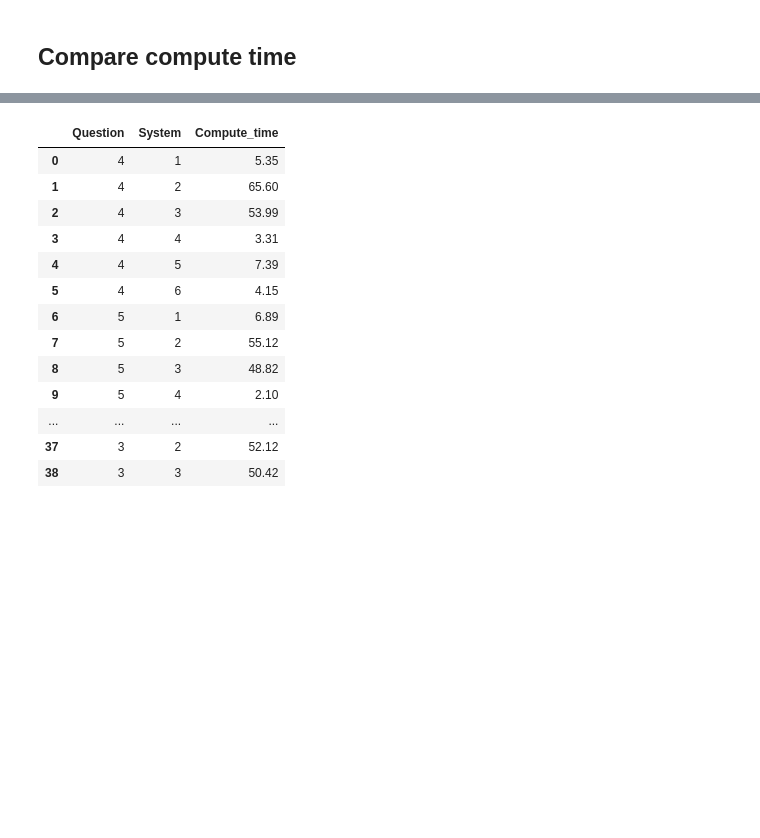
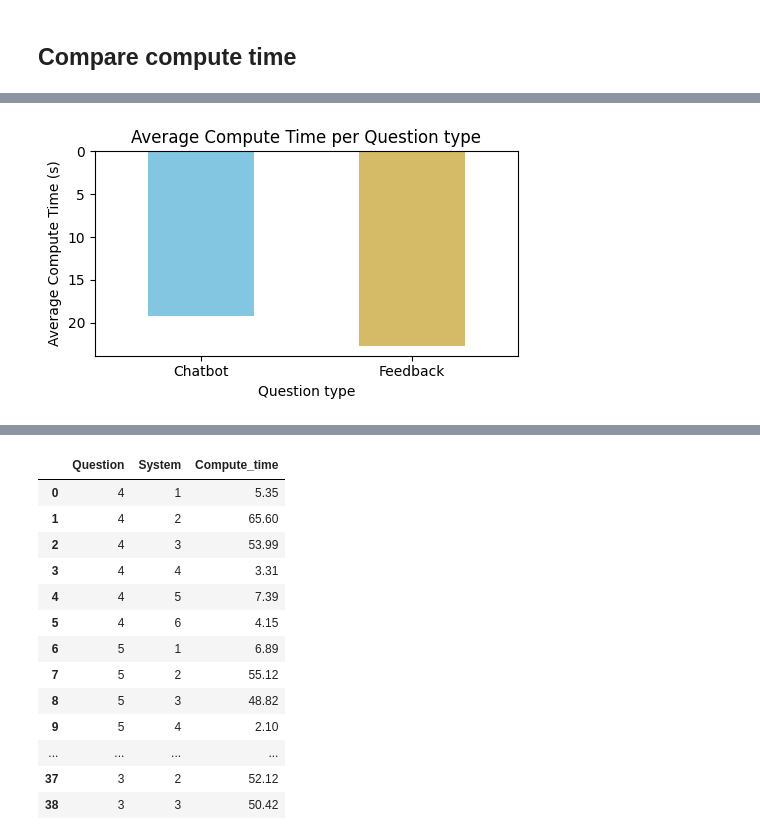
Before and after one commit to WilliamVoster/PhysicalHealthChatbot, a Jupyter notebook: results/figures.ipynb, the cells around one changed output, grey strips where cells are left out. Drawn from its saved outputs; the diff is of its cells as text; code cells hidden in the pictures; blank space fills up the shorter version.

```diff
--- a/results/figures.ipynb
+++ b/results/figures.ipynb
@@ -518,0 +712,13 @@ df_compute_times = pd.DataFrame(results_compute_times)
+# %%
+plt.figure(figsize=(5, 3))
+# avg_compute_times.plot(kind="bar", color="blue", edgecolor="black")
+avg_compute_times_question_type.plot(kind="bar", color=sns.color_palette("muted")[9::-1])
+plt.gca().invert_yaxis()
+plt.ylabel("Average Compute Time (s)")
+plt.xlabel("Question type")
+plt.title("Average Compute Time per Question type")
+plt.xticks(rotation=0)
+plt.tight_layout()
+plt.show()
+# %% [output]
+[figure, added]
```
Also changed, not shown: parts of 12 cells of this notebook.
